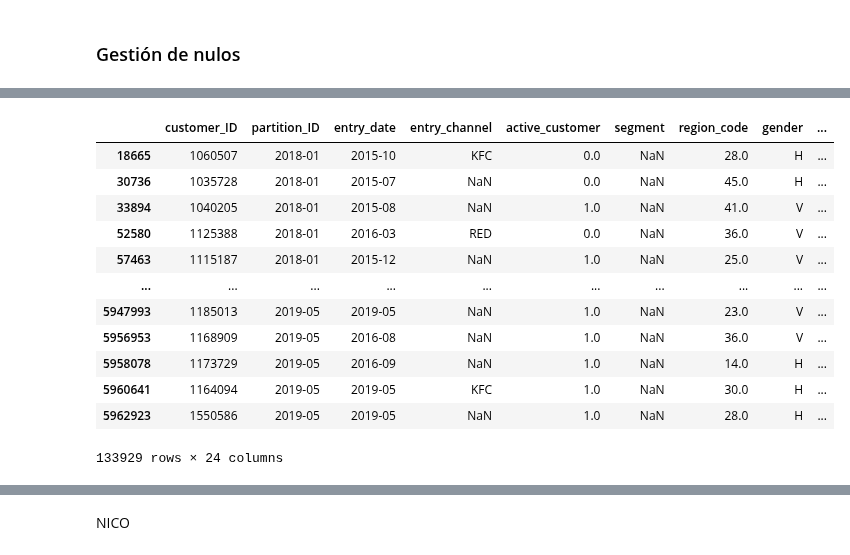
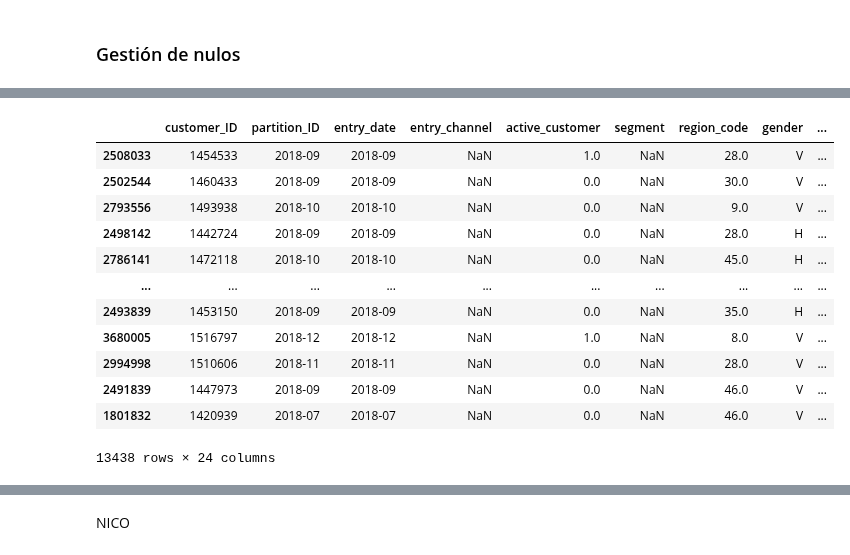
Before and after one commit to RicardColomOrero/easymoney, a Jupyter notebook: Easymoney.ipynb, the cells around one changed output, grey strips where cells are left out. Cells and saved outputs as stored; diff of their text form; code cells hidden in the pictures.

```diff
--- a/Easymoney.ipynb
+++ b/Easymoney.ipynb
@@ -847,0 +853,5 @@ df1 = df_raw.copy()
+# %%
+# Cogemos una muestra aleatoria del 10% de la base de datos
+
+n = int(len(df_raw) * 0.1)
+df1 = df_raw.sample(n)
@@ -891,4 +902,0 @@ country_id_not_ES = df1[df1["country_id"] != "ES"]["country_id"].value_counts().
-# %%
-df1["country_id"] = df1["country_id"].replace(country_id_not_ES, 0)
-# %%
-df1["country_id"] = df1["country_id"].replace("ES", 1)
@@ -1030,16 +965,18 @@ df1[df1["segment"].isnull() & df1["entry_channel"].notnull()][["customer_ID","pa
+# %%
+df_segment = df1.copy()
 # %%
-df1[df1["segment"].isnull()]
+df_segment[df_segment["segment"].isnull()]
 # %% [output]
 |  | customer_ID | partition_ID | entry_date | entry_channel | active_customer | segment | region_code | gender | ... |
-| 18665 | 1060507 | 2018-01 | 2015-10 | KFC | 0.0 | NaN | 28.0 | H | ... |
-| 30736 | 1035728 | 2018-01 | 2015-07 | NaN | 0.0 | NaN | 45.0 | H | ... |
-| 33894 | 1040205 | 2018-01 | 2015-08 | NaN | 1.0 | NaN | 41.0 | V | ... |
-| 52580 | 1125388 | 2018-01 | 2016-03 | RED | 0.0 | NaN | 36.0 | V | ... |
-| 57463 | 1115187 | 2018-01 | 2015-12 | NaN | 1.0 | NaN | 25.0 | V | ... |
+| 2508033 | 1454533 | 2018-09 | 2018-09 | NaN | 1.0 | NaN | 28.0 | V | ... |
+| 2502544 | 1460433 | 2018-09 | 2018-09 | NaN | 0.0 | NaN | 30.0 | V | ... |
+| 2793556 | 1493938 | 2018-10 | 2018-10 | NaN | 0.0 | NaN | 9.0 | V | ... |
+| 2498142 | 1442724 | 2018-09 | 2018-09 | NaN | 0.0 | NaN | 28.0 | H | ... |
+| 2786141 | 1472118 | 2018-10 | 2018-10 | NaN | 0.0 | NaN | 45.0 | H | ... |
 | ... | ... | ... | ... | ... | ... | ... | ... | ... | ... |
-| 5947993 | 1185013 | 2019-05 | 2019-05 | NaN | 1.0 | NaN | 23.0 | V | ... |
-| 5956953 | 1168909 | 2019-05 | 2016-08 | NaN | 1.0 | NaN | 36.0 | V | ... |
-| 5958078 | 1173729 | 2019-05 | 2016-09 | NaN | 1.0 | NaN | 14.0 | H | ... |
-| 5960641 | 1164094 | 2019-05 | 2019-05 | KFC | 1.0 | NaN | 30.0 | H | ... |
-| 5962923 | 1550586 | 2019-05 | 2019-05 | NaN | 1.0 | NaN | 28.0 | H | ... |
+| 2493839 | 1453150 | 2018-09 | 2018-09 | NaN | 0.0 | NaN | 35.0 | H | ... |
+| 3680005 | 1516797 | 2018-12 | 2018-12 | NaN | 1.0 | NaN | 8.0 | V | ... |
+| 2994998 | 1510606 | 2018-11 | 2018-11 | NaN | 0.0 | NaN | 28.0 | V | ... |
+| 2491839 | 1447973 | 2018-09 | 2018-09 | NaN | 0.0 | NaN | 46.0 | V | ... |
+| 1801832 | 1420939 | 2018-07 | 2018-07 | NaN | 0.0 | NaN | 46.0 | V | ... |
-133929 rows × 24 columns
+13438 rows × 24 columns
```
Also changed, not shown: parts of 116 cells of this notebook.
